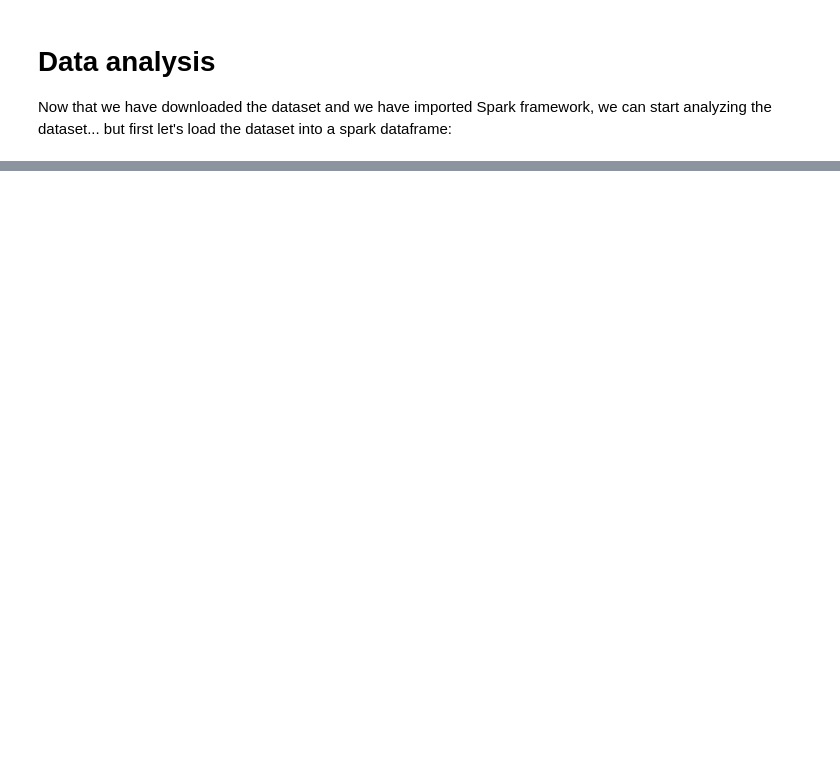
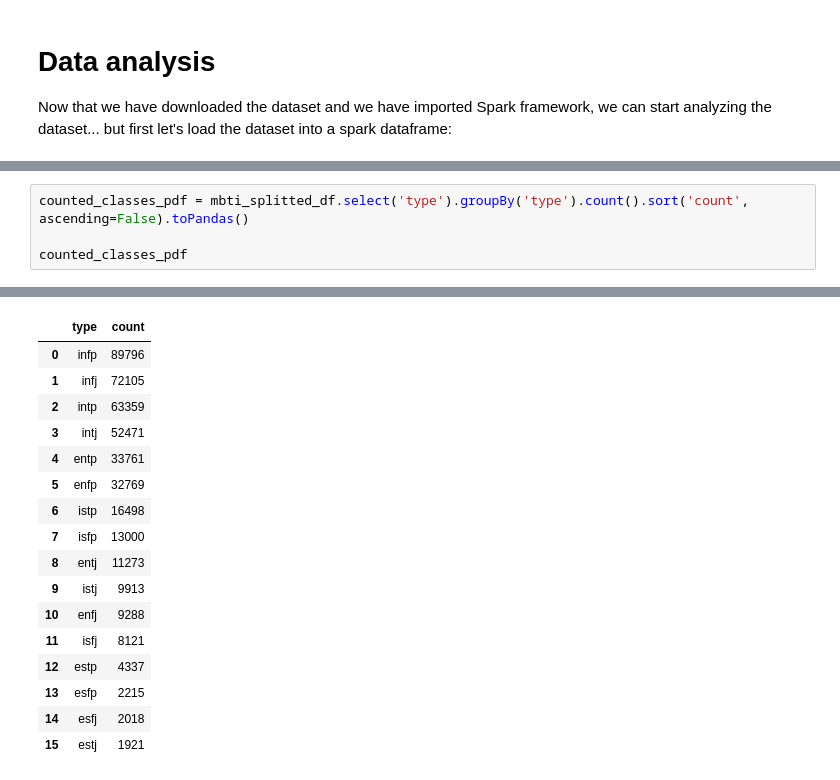
Before and after one commit to edu-rinaldi/MBTI-Predictor, a Jupyter notebook: MBTI.ipynb, the cells around one changed output, grey strips where cells are left out. Cells and saved outputs as stored; diff of their text form; blank space fills up the shorter version.

```diff
--- a/MBTI.ipynb
+++ b/MBTI.ipynb
@@ -83,0 +104,5 @@ mbti_df = spark.read.load("dbfs:/bdc-2020-21/datasets/mbti_1.csv",
+# %%
+counted_classes_pdf = mbti_splitted_df.select('type').groupBy('type').count().sort('count', ascending=False).toPandas()
+
+counted_classes_pdf
+# %% [output]
@@ -83,0 +110,17 @@ mbti_df = spark.read.load("dbfs:/bdc-2020-21/datasets/mbti_1.csv",
+|  | type | count |
+| 0 | infp | 89796 |
+| 1 | infj | 72105 |
+| 2 | intp | 63359 |
+| 3 | intj | 52471 |
+| 4 | entp | 33761 |
+| 5 | enfp | 32769 |
+| 6 | istp | 16498 |
+| 7 | isfp | 13000 |
+| 8 | entj | 11273 |
+| 9 | istj | 9913 |
+| 10 | enfj | 9288 |
+| 11 | isfj | 8121 |
+| 12 | estp | 4337 |
+| 13 | esfp | 2215 |
+| 14 | esfj | 2018 |
+| 15 | estj | 1921 |
```
Also changed, not shown: parts of 18 cells of this notebook, 4 other files.
